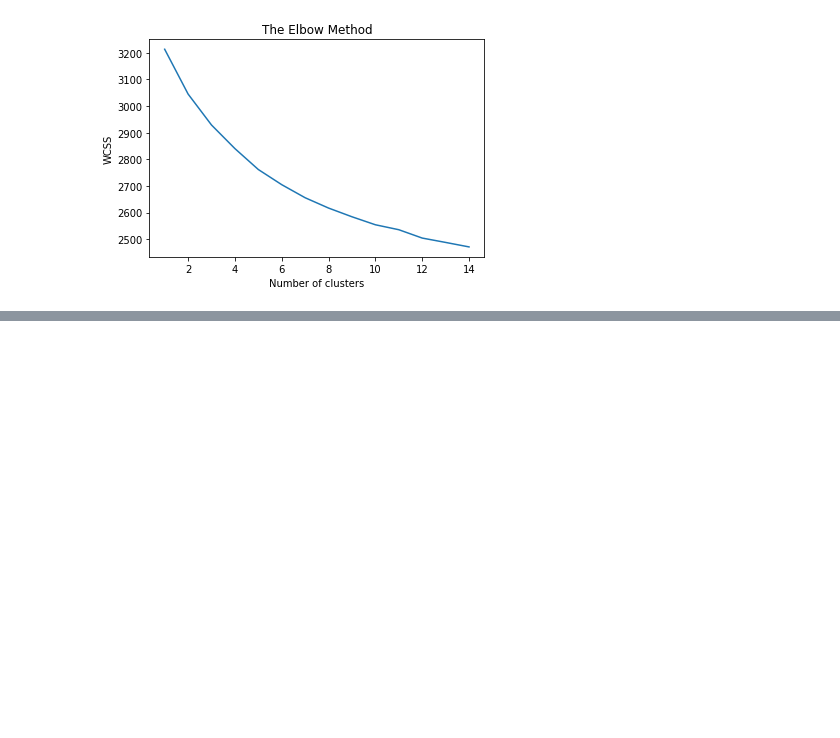
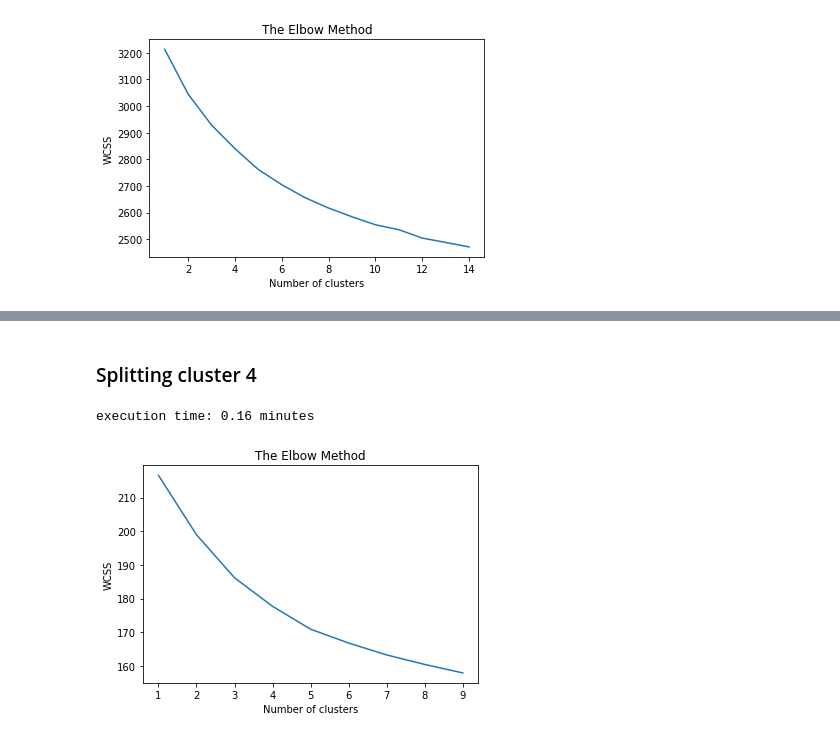
Before and after one commit to DistrictDataLabs/company-clustering, a Jupyter notebook: Company Clustering.ipynb, the cells around one changed output, grey strips where cells are left out. Cells and saved outputs as stored; diff of their text form; code cells hidden in the pictures; blank space fills up the shorter version.

```diff
--- a/Company Clustering.ipynb
+++ b/Company Clustering.ipynb
@@ -143,9 +157,9 @@ plt.show()
 # Kmeans Clustering
 from sklearn.cluster import KMeans
 num_clusters = 5
-km = KMeans(n_clusters=num_clusters)
-km.fit(tfidf_matrix)
-clusters = km.labels_.tolist()
+#km = KMeans(n_clusters=num_clusters, random_state = 42)
+#km.fit(tfidf_matrix)
+#clusters = km.labels_.tolist()
 # %%
 # saving the clustering model
 from sklearn.externals import joblib
@@ -271,0 +359,22 @@ Cluster 5 Companies: Corporate Office Properties Trust, LPL Financial Holdings I
+# %% [markdown]
+### Splitting cluster 4
+# %%
+# Using the elbow method to find the optimal number of clusters
+from sklearn.cluster import KMeans
+import time
+wcss = []
+start = time.time()
+for i in range(1, 10):
+    kmeans = KMeans(n_clusters = i, init = 'k-means++', random_state = 42)
+    kmeans.fit(cluster4_tfidif)
+    wcss.append(kmeans.inertia_)
+end = time.time()
+print("execution time:",round(((end-start)/60),2),"minutes")
+plt.plot(range(1, 10), wcss)
+plt.title('The Elbow Method')
+plt.xlabel('Number of clusters')
+plt.ylabel('WCSS')
+plt.show()
+# %% [output]
+execution time: 0.16 minutes
+[figure, added]
```
Also changed, not shown: parts of 33 cells of this notebook, 1 other file.
